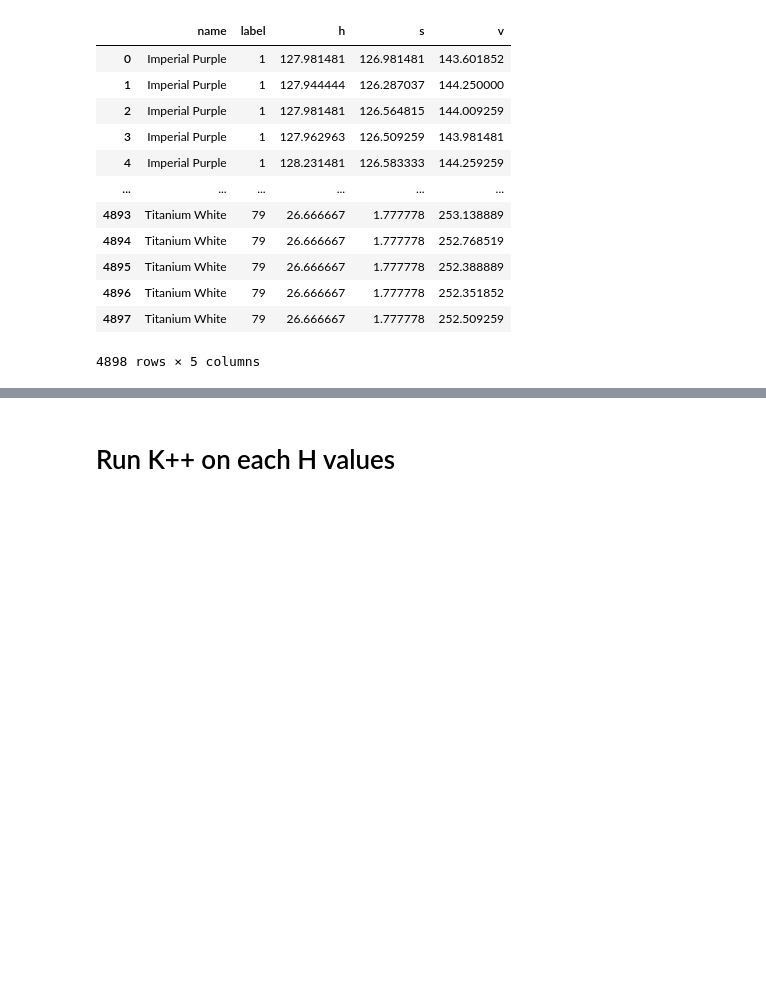
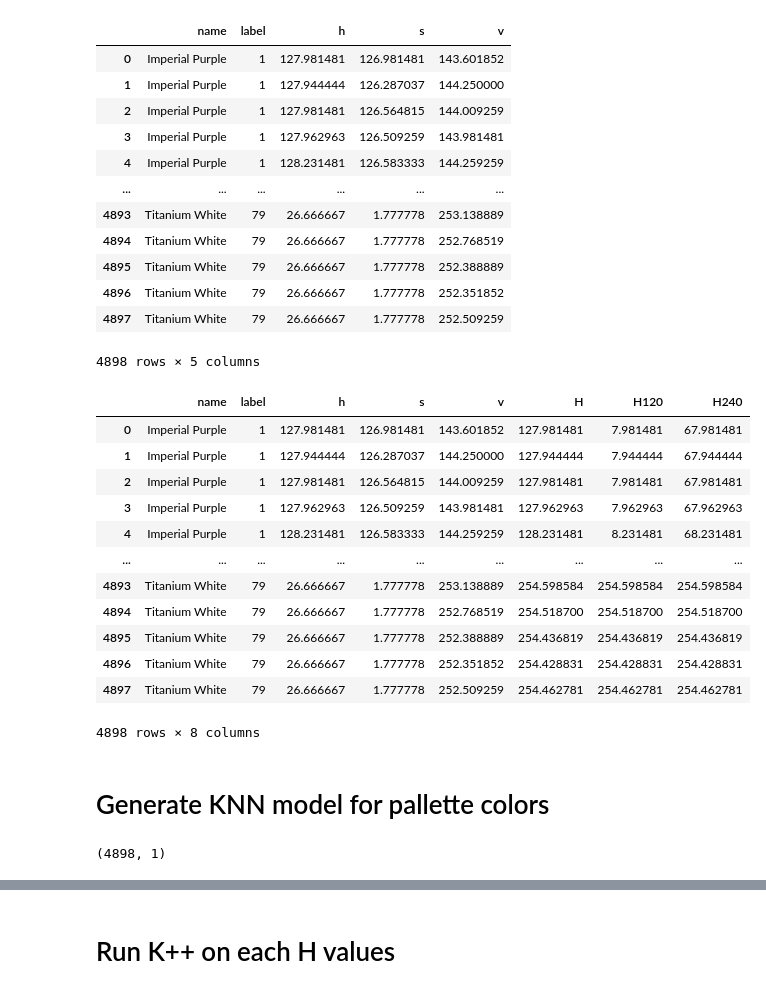
Before and after one commit to skyelong/Insight_Project_old, a Jupyter notebook: testing/Shifted H clustering.ipynb, the cells around one changed output, grey strips where cells are left out. Drawn from its saved outputs; the diff is of its cells as text; code cells hidden in the pictures; blank space fills up the shorter version.

```diff
--- a/testing/Shifted H clustering.ipynb
+++ b/testing/Shifted H clustering.ipynb
@@ -211,9 +211,9 @@ def shift_h_df(data, v_thresh, s_thresh):
     """
     shifted_colors = []
     for i in range(0,len(data)):
-        H = data["h"][0]
-        s = data["s"][1]
-        v = data["v"][2]
+        H = data["h"][i]
+        s = data["s"][i]
+        v = data["v"][i]
         V_thres = 255*v_thresh
         S_thres = 255*s_thresh
         if (v > V_thres and s > S_thres):
@@ -231,3 +231,25 @@ def shift_h_df(data, v_thresh, s_thresh):
             H240 = H
         shifted_colors.append([H,H120,H240])
     return shifted_colors
+# %%
+ds_hsv_shift = shift_h_df(ds_hsv, .25,.25)
+# %%
+ds_hsv_shift_df = pd.DataFrame(ds_hsv_shift, columns=["H", "H120", "H240"])
+# %%
+ds_full = pd.concat([ds_hsv,ds_hsv_shift_df], axis = 1)
+# %%
+ds_full
+# %% [output]
+|  | name | label | h | s | v | H | H120 | H240 |
+| 0 | Imperial Purple | 1 | 127.981481 | 126.981481 | 143.601852 | 127.981481 | 7.981481 | 67.981481 |
+| 1 | Imperial Purple | 1 | 127.944444 | 126.287037 | 144.250000 | 127.944444 | 7.944444 | 67.944444 |
+| 2 | Imperial Purple | 1 | 127.981481 | 126.564815 | 144.009259 | 127.981481 | 7.981481 | 67.981481 |
+| 3 | Imperial Purple | 1 | 127.962963 | 126.509259 | 143.981481 | 127.962963 | 7.962963 | 67.962963 |
+| 4 | Imperial Purple | 1 | 128.231481 | 126.583333 | 144.259259 | 128.231481 | 8.231481 | 68.231481 |
+| ... | ... | ... | ... | ... | ... | ... | ... | ... |
+| 4893 | Titanium White | 79 | 26.666667 | 1.777778 | 253.138889 | 254.598584 | 254.598584 | 254.598584 |
+| 4894 | Titanium White | 79 | 26.666667 | 1.777778 | 252.768519 | 254.518700 | 254.518700 | 254.518700 |
+| 4895 | Titanium White | 79 | 26.666667 | 1.777778 | 252.388889 | 254.436819 | 254.436819 | 254.436819 |
+| 4896 | Titanium White | 79 | 26.666667 | 1.777778 | 252.351852 | 254.428831 | 254.428831 | 254.428831 |
+| 4897 | Titanium White | 79 | 26.666667 | 1.777778 | 252.509259 | 254.462781 | 254.462781 | 254.462781 |
+4898 rows × 8 columns
@@ -233,0 +258,2 @@ def shift_h_df(data, v_thresh, s_thresh):
+# %% [markdown]
+# Generate KNN model for pallette colors
@@ -233,0 +265,4 @@ def shift_h_df(data, v_thresh, s_thresh):
+# %%
+X.shape
+# %% [output]
+(4898, 1)
```
Also changed, not shown: parts of 33 cells of this notebook, 1 other file.
